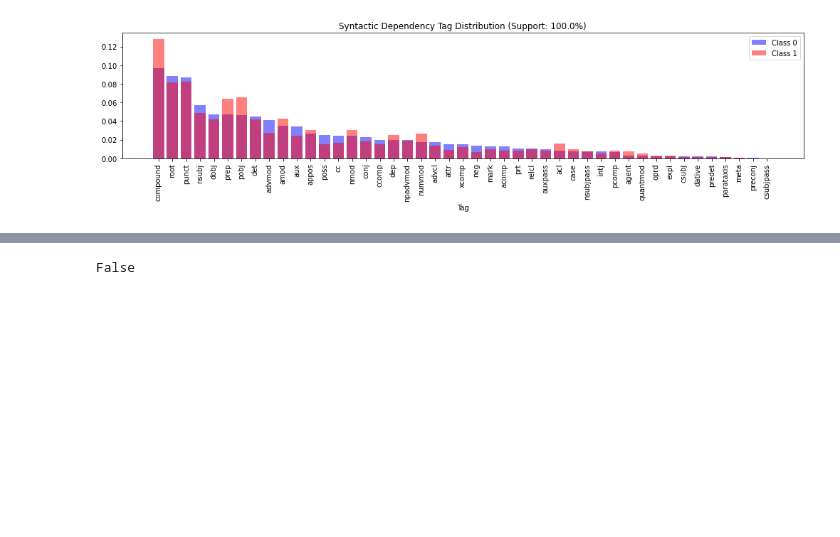
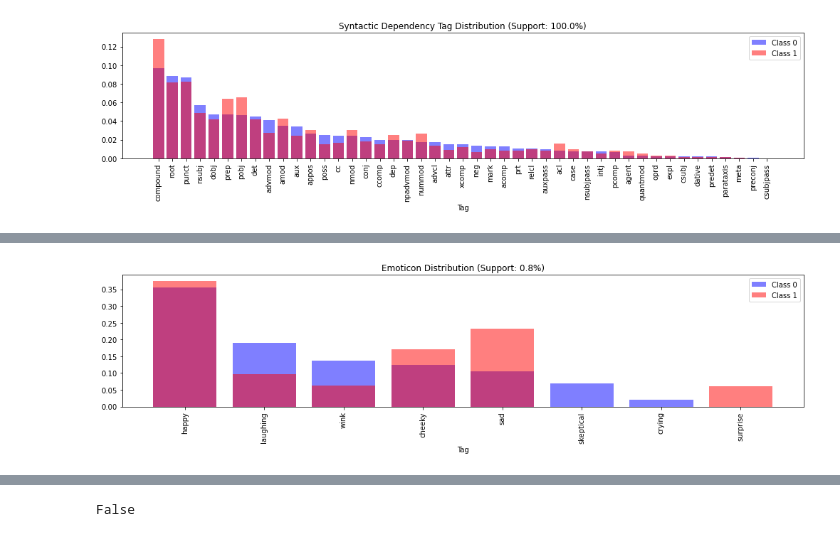
Before and after one commit to cakiki/disaster-tweets, a Jupyter notebook: notebooks/presentation.ipynb, the cells around one changed output, grey strips where cells are left out. Drawn from its saved outputs; the diff is of its cells as text; code cells hidden in the pictures; blank space fills up the shorter version.

```diff
--- a/notebooks/presentation.ipynb
+++ b/notebooks/presentation.ipynb
@@ -214,0 +227,8 @@ plt.tight_layout()
+# %%
+hide_code_in_slideshow()
+
+emoji_vectorizer = mf.EmojiCountVectorizer()
+plt.figure(figsize=(14, 4))
+plot_count_vec_bars(X_sp, emoji_vectorizer, 'Emoticon Distribution', exclude=['NO_EMOTICON'])
+plt.tight_layout()
+# %% [output]
@@ -214,0 +236 @@ plt.tight_layout()
+[figure, added]
```
Also changed, not shown: parts of 19 cells of this notebook, 3 other files.
